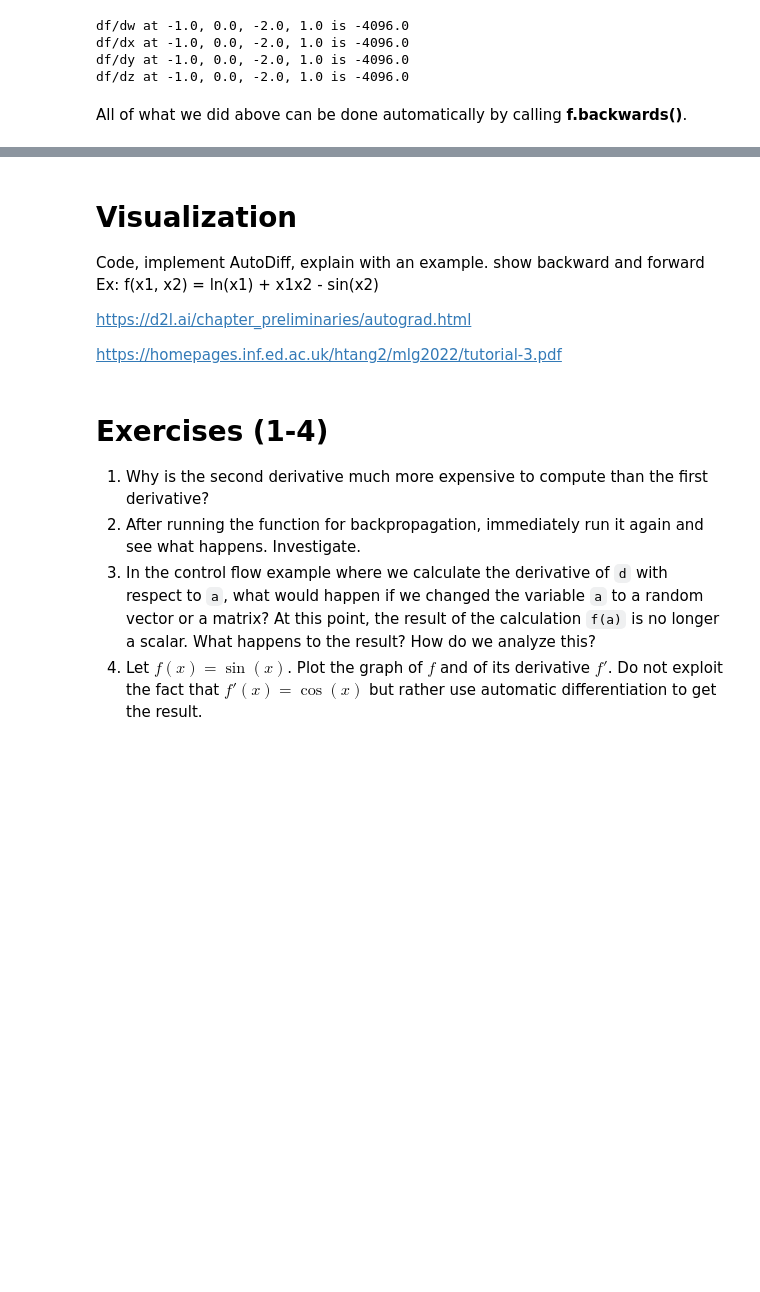
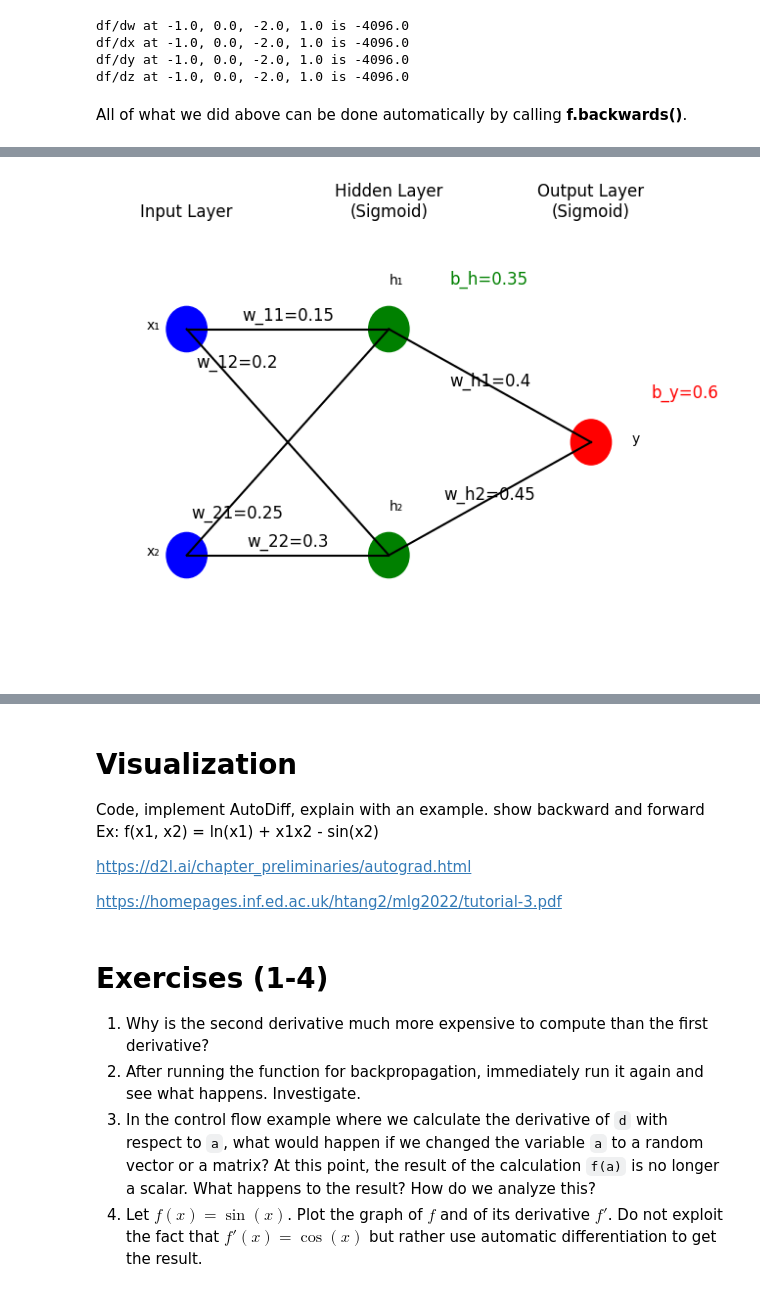
Before and after one commit to newfrogg/Automatic-Differentiation, a Jupyter notebook: autodiff.ipynb, the cells around one changed output, grey strips where cells are left out. Drawn from its saved outputs; the diff is of its cells as text; code cells hidden in the pictures; blank space fills up the shorter version.

Commit message:
Add Backpropagation example, Summary & Comparison sections

```diff
--- a/autodiff.ipynb
+++ b/autodiff.ipynb
@@ -212,0 +217,77 @@ All of what we did above can be done automatically by calling **f.backwards()**.
+# %%
+import matplotlib.pyplot as plt
+import numpy as np
+
+# Define the network structure
+input_neurons = 2
+hidden_neurons = 2
+output_neurons = 1
+
+# Weights and biases from the example
+weights_input_hidden = np.array([[0.15, 0.2], [0.25, 0.3]])  # w11, w12, w21, w22
+weights_hidden_output = np.array([0.4, 0.45])  # w_h1, w_h2
+bias_hidden = 0.35  # b_h
+bias_output = 0.6   # b_y
+
+# Set up the figure
+fig, ax = plt.subplots(figsize=(8, 6))
+
+# Positions for neurons in straight rows
+input_pos = np.array([[0, 0.75], [0, 0.25]])  # x1, x2
+hidden_pos = np.array([[0.5, 0.75], [0.5, 0.25]])  # h1, h2
+output_pos = np.array([[1, 0.5]])  # y
+
+# Draw neurons
+for pos in input_pos:
+    ax.add_patch(plt.Circle(pos, 0.05, color='blue', fill=True))
+for pos in hidden_pos:
+    ax.add_patch(plt.Circle(pos, 0.05, color='green', fill=True))
+for pos in output_pos:
+    ax.add_patch(plt.Circle(pos, 0.05, color='red', fill=True))
+
+# Draw connections and label weights with offset to avoid overlap
+for i in range(input_neurons):
+    for j in range(hidden_neurons):
+        ax.plot([input_pos[i][0], hidden_pos[j][0]], [input_pos[i][1], hidden_pos[j][1]], 'k-')
+        if i != j:
+            mid_x = (input_pos[i][0] + hidden_pos[j][0]) / 4
+            mid_y = (input_pos[i][1] + hidden_pos[j][1]) / (3 / (j + 1))
+            ax.text(mid_x , mid_y , f'w_{i+1}{j+1}={weights_input_hidden[i][j]}', fontsize=12, ha='center')
+            continue
+        # Calculate midpoint for label placement
+        mid_x = (input_pos[i][0] + hidden_pos[j][0]) / 2
+        mid_y = (input_pos[i][1] + hidden_pos[j][1]) / 2 + 0.02
+        ax.text(mid_x , mid_y , f'w_{i+1}{j+1}={weights_input_hidden[i][j]}', fontsize=12, ha='center')
+
+for i in range(hidden_neurons):
+    ax.plot([hidden_pos[i][0], output_pos[0][0]], [hidden_pos[i][1], output_pos[0][1]], 'k-')
+    # Label weights
+    mid_x = (hidden_pos[i][0] + output_pos[0][0]) / 2
+    mid_y = (hidden_pos[i][1] + output_pos[0][1]) / 2
+    ax.text(mid_x, mid_y, f'w_h{i+1}={weights_hidden_output[i]}', fontsize=12, ha='center')
+
+# Draw biases
+ax.text(hidden_pos[0][0] + 0.15, hidden_pos[0][1] + 0.1, f'b_h={bias_hidden}', fontsize=12, color='green')
+ax.text(output_pos[0][0] + 0.15, output_pos[0][1] + 0.1, f'b_y={bias_output}', fontsize=12, color='red')
+
+# Label neurons
+ax.text(input_pos[0][0] - 0.1, input_pos[0][1], 'x₁', fontsize=10)
+ax.text(input_pos[1][0] - 0.1, input_pos[1][1], 'x₂', fontsize=10)
+ax.text(hidden_pos[0][0], hidden_pos[0][1] + 0.1, 'h₁', fontsize=10)
+ax.text(hidden_pos[1][0], hidden_pos[1][1] + 0.1, 'h₂', fontsize=10)
+ax.text(output_pos[0][0] + 0.1, output_pos[0][1], 'y', fontsize=10)
+
+# Label layers
+ax.text(0, 1, 'Input Layer', fontsize=12, ha='center')
+ax.text(0.5, 1, 'Hidden Layer\n(Sigmoid)', fontsize=12, ha='center')
+ax.text(1, 1, 'Output Layer\n(Sigmoid)', fontsize=12, ha='center')
+
+# Set limits and remove axes
+ax.set_xlim(-0.2, 1.3)
+ax.set_ylim(0, 1)
+ax.axis('off')
+
+# Display the plot in Colab
+plt.show()
+# %% [output]
+[figure, added]
```
Also changed, not shown: parts of 15 cells of this notebook.
